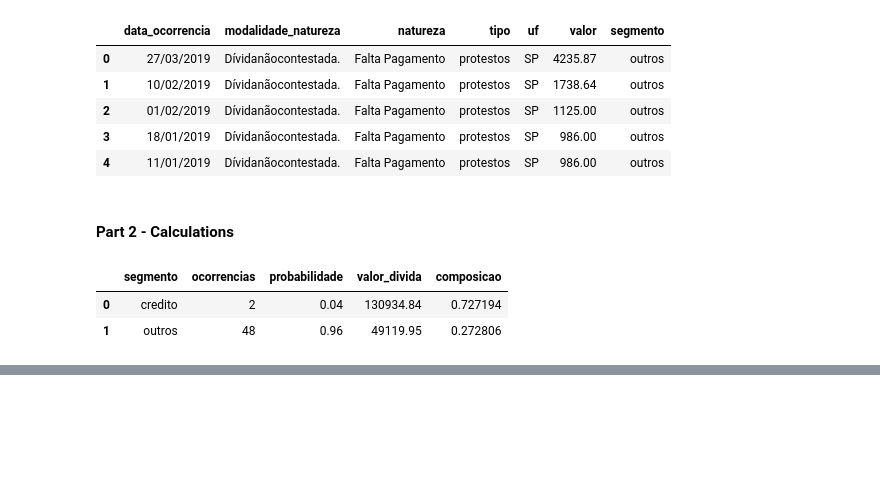
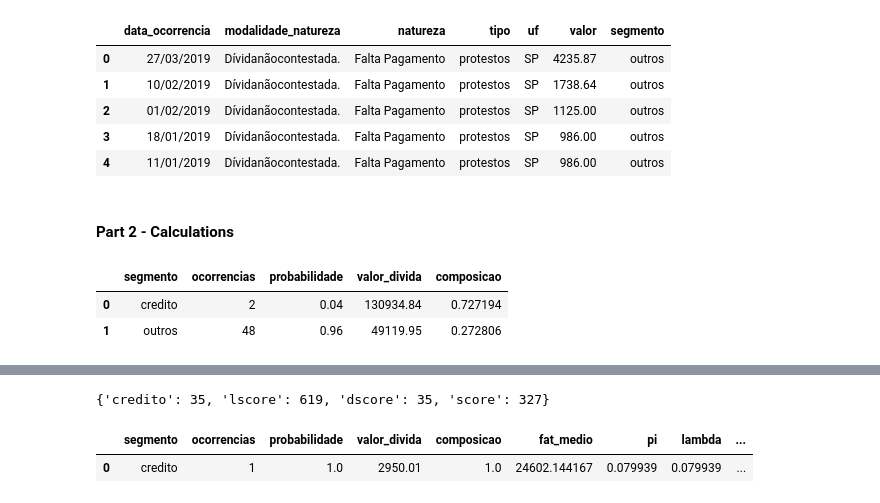
Before and after one commit to lsawakuchi/x1, a Jupyter notebook: Modelagem/implementacao_dscore.ipynb, the cells around one changed output, grey strips where cells are left out. Saved outputs shown, nothing was run; the diff lists cells and outputs as text; code cells hidden in the pictures; blank space fills up the shorter version.

```diff
--- a/Modelagem/implementacao_dscore.ipynb
+++ b/Modelagem/implementacao_dscore.ipynb
@@ -338,0 +607,5 @@ cnpj
+# %%
+cnpj = "04741728000125"
+produto = "tomatico"
+ds = DScoring(cnpj, produto)
+ret, dfcalc = ds.calcula()
@@ -338,0 +630,9 @@ cnpj
+# %%
+ret
+# %% [output]
+{'credito': 35, 'lscore': 619, 'dscore': 35, 'score': 327}
+# %%
+dfcalc
+# %% [output]
+|  | segmento | ocorrencias | probabilidade | valor_divida | composicao | fat_medio | pi | lambda | ... |
+| 0 | credito | 1 | 1.0 | 2950.01 | 1.0 | 24602.144167 | 0.079939 | 0.079939 | ... |
```
Also changed, not shown: parts of 14 cells of this notebook.
